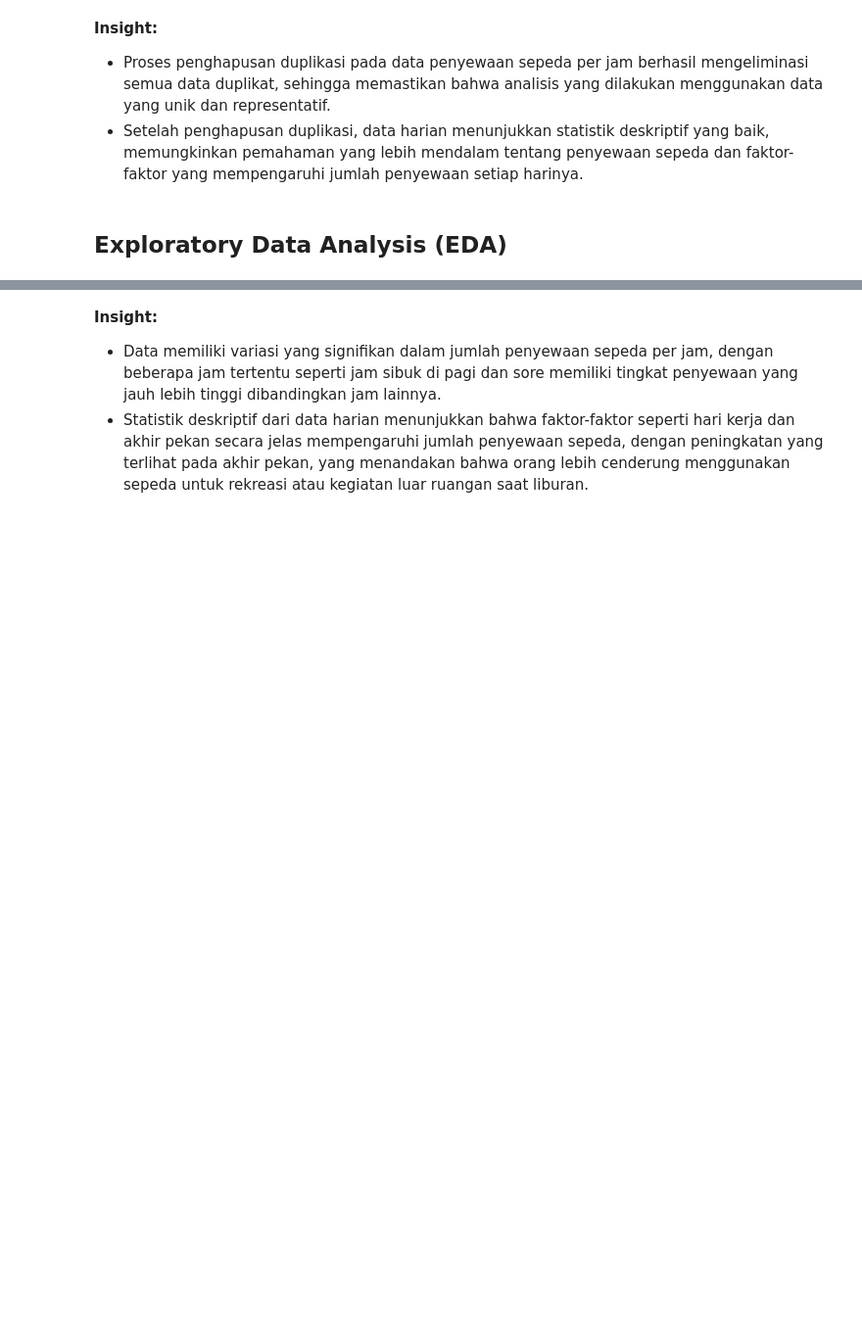
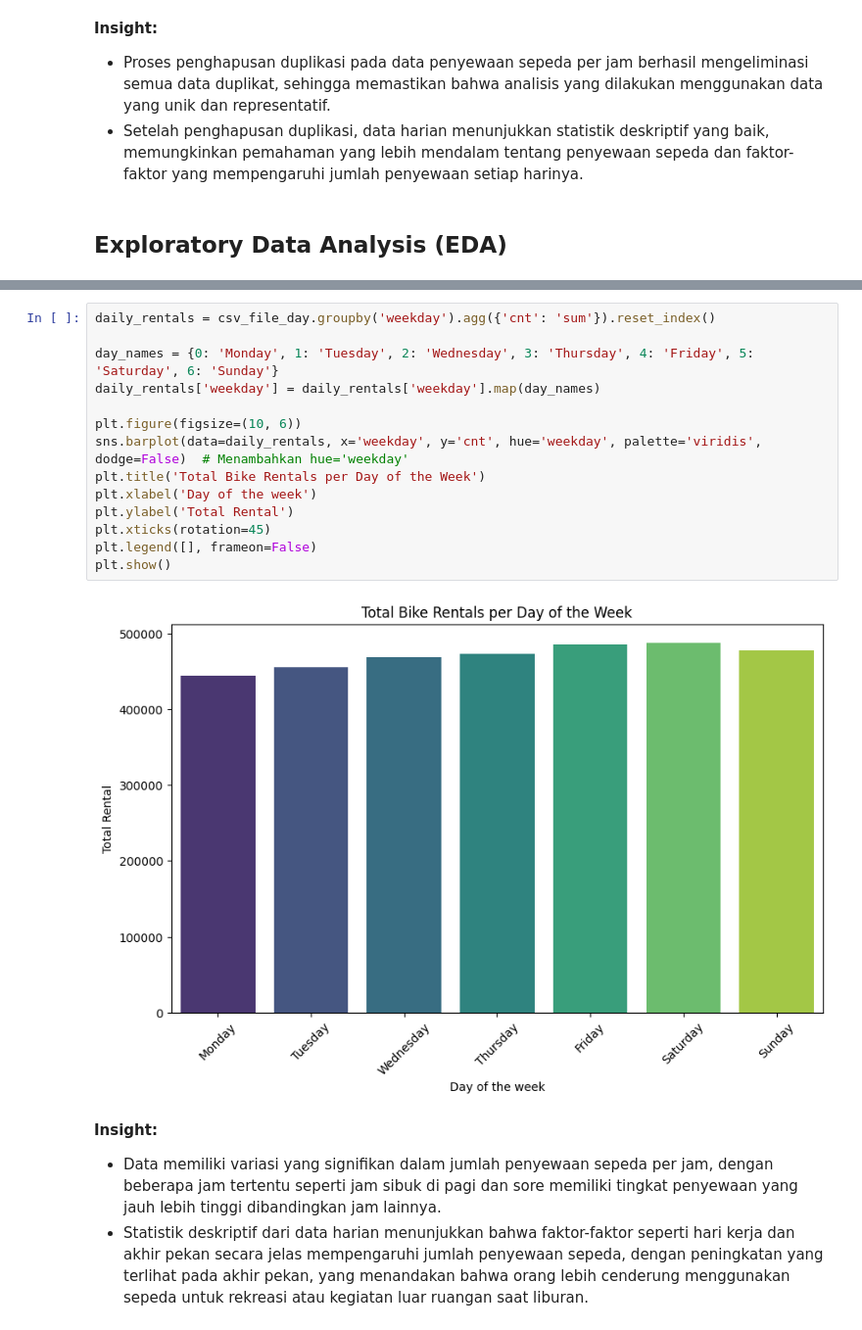
Before and after one commit to MuhammadGynSptr/Dashboard, a Jupyter notebook: Streamlit_py/Proyek_Analisis_Data.ipynb, the cells around one changed output, grey strips where cells are left out. Shown at 98% size. Cells and saved outputs as stored; diff of their text form; blank space fills up the shorter version.

```diff
--- a/Streamlit_py/Proyek_Analisis_Data.ipynb
+++ b/Streamlit_py/Proyek_Analisis_Data.ipynb
@@ -206,3 +275,19 @@ csv_file_day.describe(include="all")
+# %%
+daily_rentals = csv_file_day.groupby('weekday').agg({'cnt': 'sum'}).reset_index()
+
+day_names = {0: 'Monday', 1: 'Tuesday', 2: 'Wednesday', 3: 'Thursday', 4: 'Friday', 5: 'Saturday', 6: 'Sunday'}
+daily_rentals['weekday'] = daily_rentals['weekday'].map(day_names)
+
+plt.figure(figsize=(10, 6))
+sns.barplot(data=daily_rentals, x='weekday', y='cnt', hue='weekday', palette='viridis', dodge=False)  # Menambahkan hue='weekday'
+plt.title('Total Bike Rentals per Day of the Week')
+plt.xlabel('Day of the week')
+plt.ylabel('Total Rental')
+plt.xticks(rotation=45)
+plt.legend([], frameon=False)
+plt.show()
+# %% [output]
+[figure, added]
 # %% [markdown]
 **Insight:**
 - Data memiliki variasi yang signifikan dalam jumlah penyewaan sepeda per jam, dengan beberapa jam tertentu seperti jam sibuk di pagi dan sore memiliki tingkat penyewaan yang jauh lebih tinggi dibandingkan jam lainnya.
```
Also changed, not shown: parts of 13 cells of this notebook, 3 other files.
